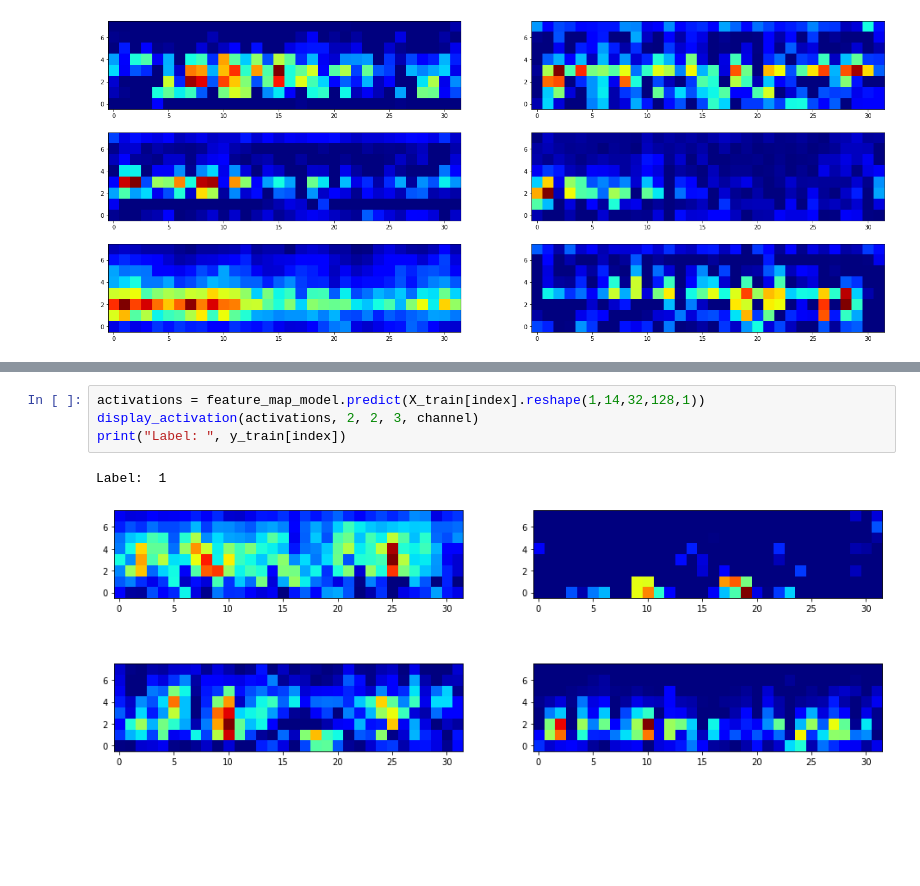
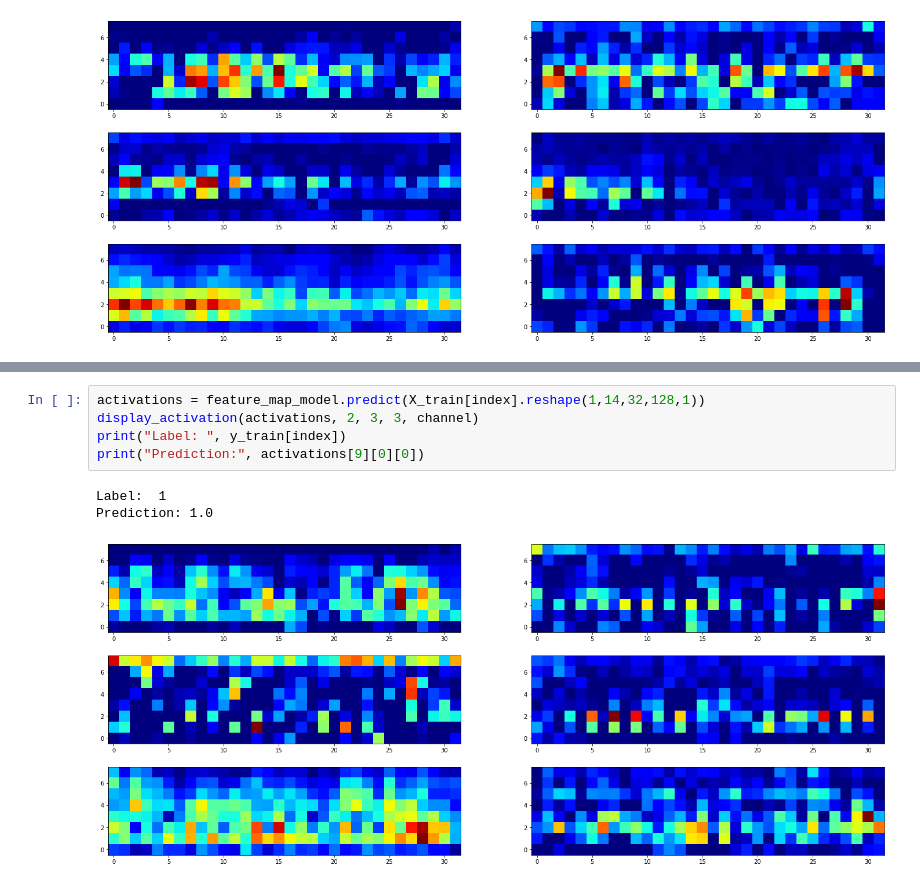
Before and after one commit to Koda98/CSE247-project, a Jupyter notebook: CNN_3D.ipynb, the cells around one changed output, grey strips where cells are left out. Saved outputs shown, nothing was run; the diff lists cells and outputs as text; blank space fills up the shorter version.

```diff
--- a/CNN_3D.ipynb
+++ b/CNN_3D.ipynb
@@ -402,7 +402,9 @@ Y label: 1
 # %%
 activations = feature_map_model.predict(X_train[index].reshape(1,14,32,128,1))
-display_activation(activations, 2, 2, 3, channel)
+display_activation(activations, 2, 3, 3, channel)
 print("Label: ", y_train[index])
+print("Prediction:", activations[9][0][0])
 # %% [output]
 Label:  1
+Prediction: 1.0
-[figure, old version]
+[figure, new version]
```
Also changed, not shown: parts of 11 cells of this notebook, 1 other file.
